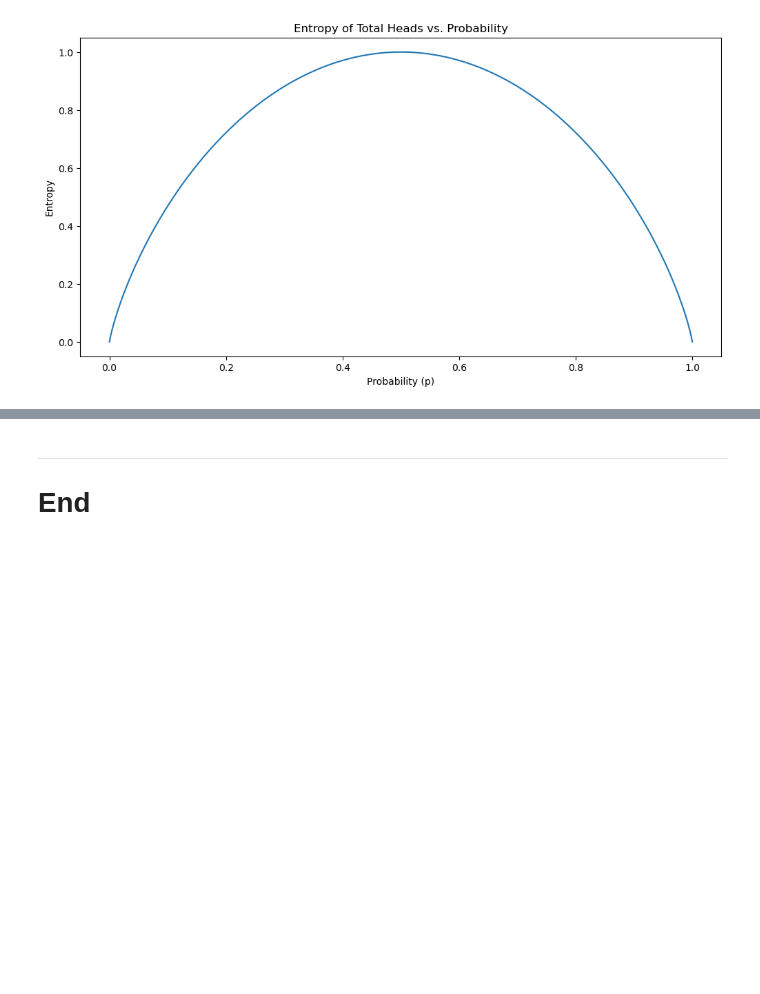
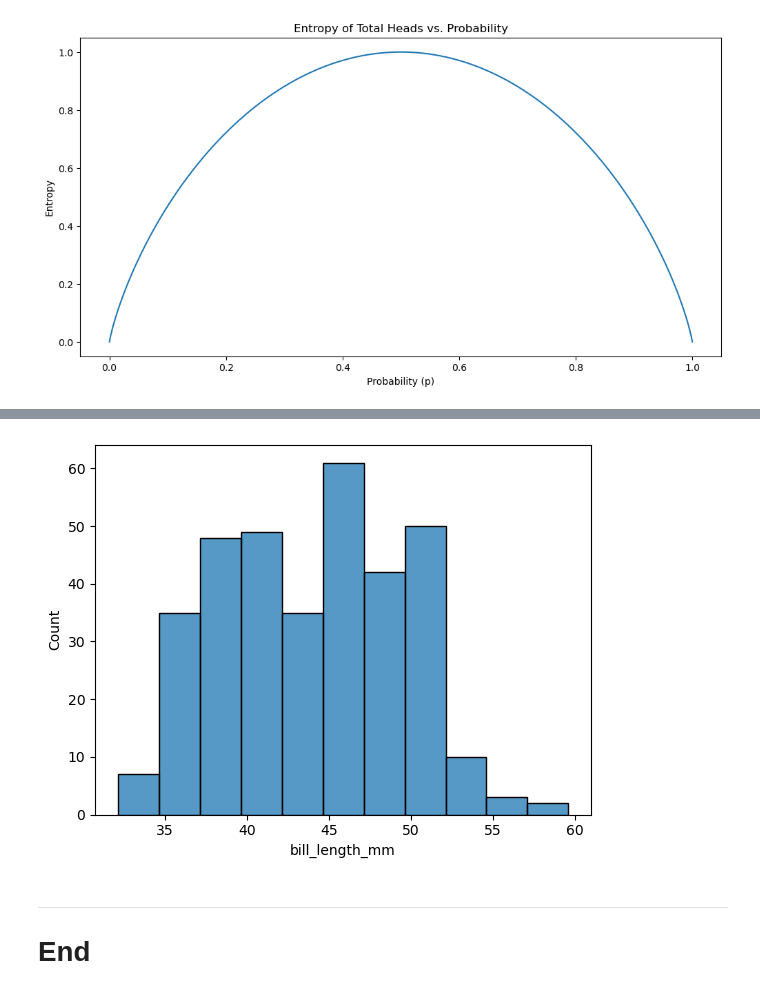
Before and after one commit to dectan/FUNDAMENTALS-OF-DATA-ANALYSIS, a Jupyter notebook: tasks.ipynb, the cells around one changed output, grey strips where cells are left out. Saved outputs shown, nothing was run; the diff lists cells and outputs as text; code cells hidden in the pictures; blank space fills up the shorter version.

```diff
--- a/tasks.ipynb
+++ b/tasks.ipynb
@@ -140,3 +165,8 @@ ax.plot(p,H(p));
+# %%
+sns.histplot(data=penguins, x="bill_length_mm")
+plt.show()
+# %% [output]
+[figure, added]
 # %% [markdown]
 ***
 # End
```
Also changed, not shown: parts of 4 cells of this notebook, 1 other file.
